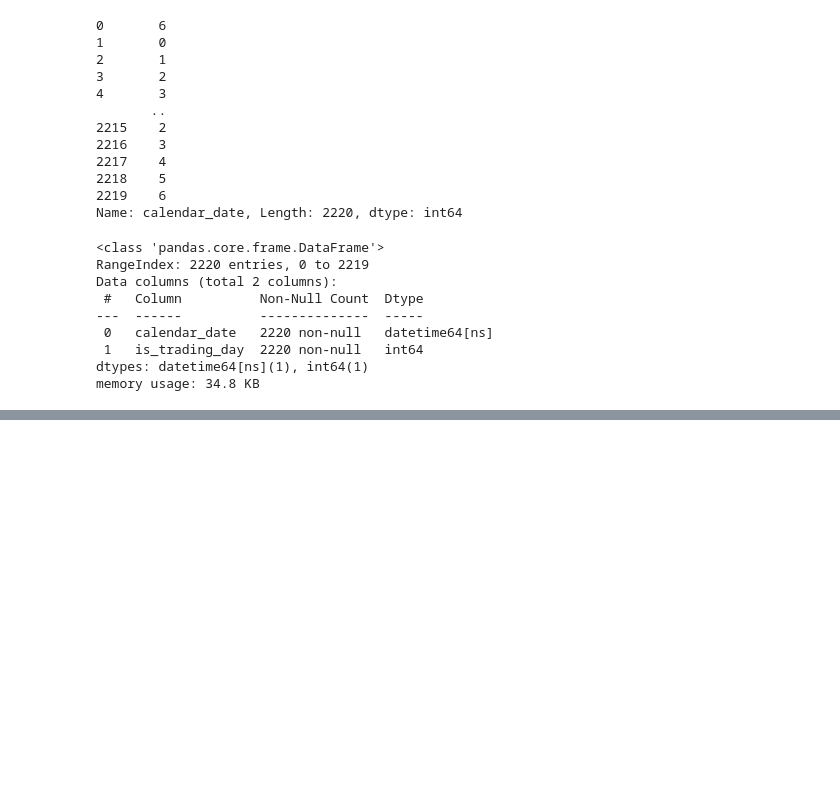
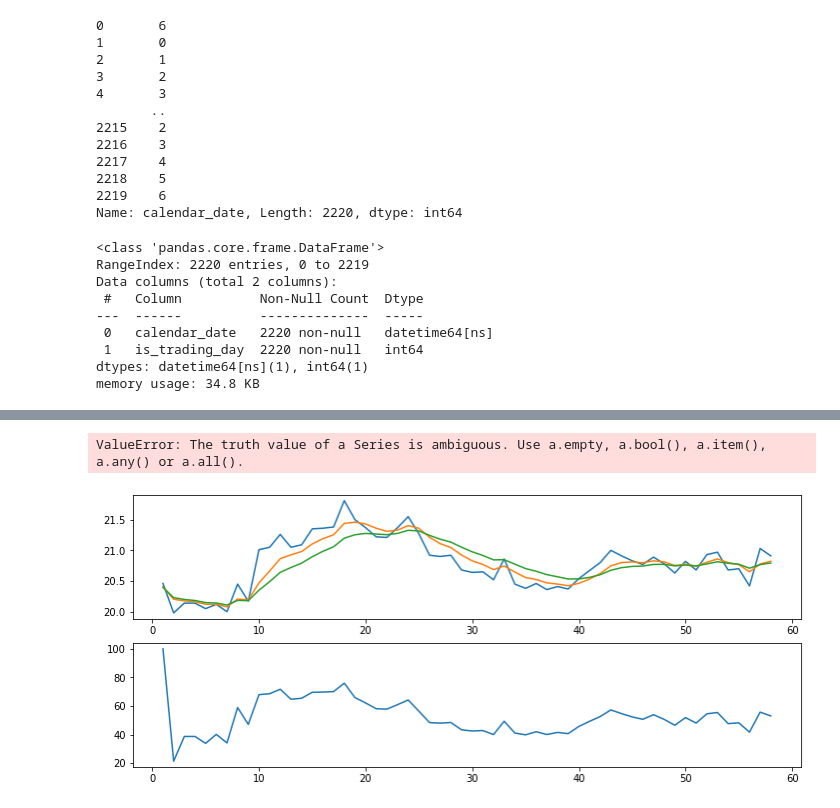
Before and after one commit to JNU-Tangyin/eata, a Jupyter notebook: test.ipynb, the cells around one changed output, grey strips where cells are left out. Saved outputs shown, nothing was run; the diff lists cells and outputs as text; code cells hidden in the pictures; blank space fills up the shorter version.

```diff
--- a/test.ipynb
+++ b/test.ipynb
@@ -774,0 +657,16 @@ Name: day, dtype: int64
+# %%
+r = bw.stocks_datum[0] # .resample("D",on="date")
+# list(r)[0][1]
+import matplotlib.pyplot as plt
+fig,axes = plt.subplots(nrows=2,ncols=1,figsize=(12,5))
+# ax = plt.subplot(211) # 或plt.subplot(2,1,1)，对2行1列的第一个子图操作 (3)
+ax, ax2 = axes
+ax.plot(r.close)
+ax.plot(r.close_5_ema)
+ax.plot(r.close_10_ema)
+# ax2 = plt.subplot(212)
+ax2.plot(r.index, r.rsi)
+ax.text(r.index, r.close, 'buy' if r.close_5_ema>r.close_10_ema and r.rsi>50 else 'sell')
+# %% [output]
+ValueError: The truth value of a Series is ambiguous. Use a.empty, a.bool(), a.item(), a.any() or a.all().
+[figure, added]
```
Also changed, not shown: parts of 9 cells of this notebook, 13 other files.
